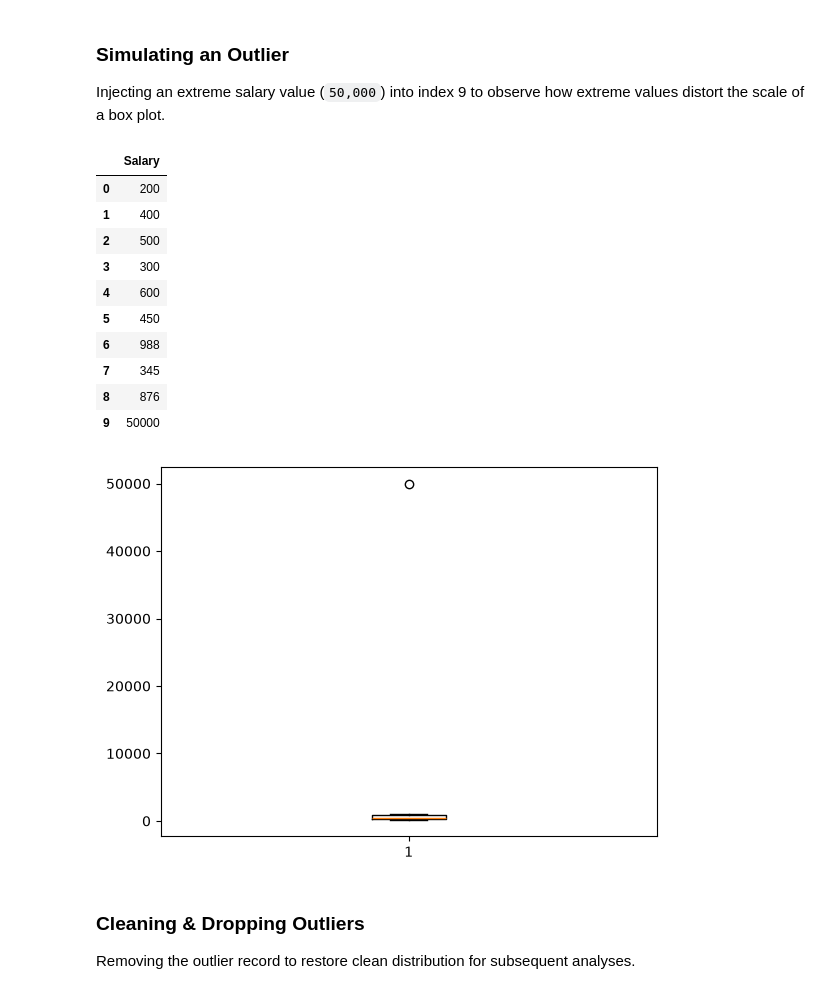
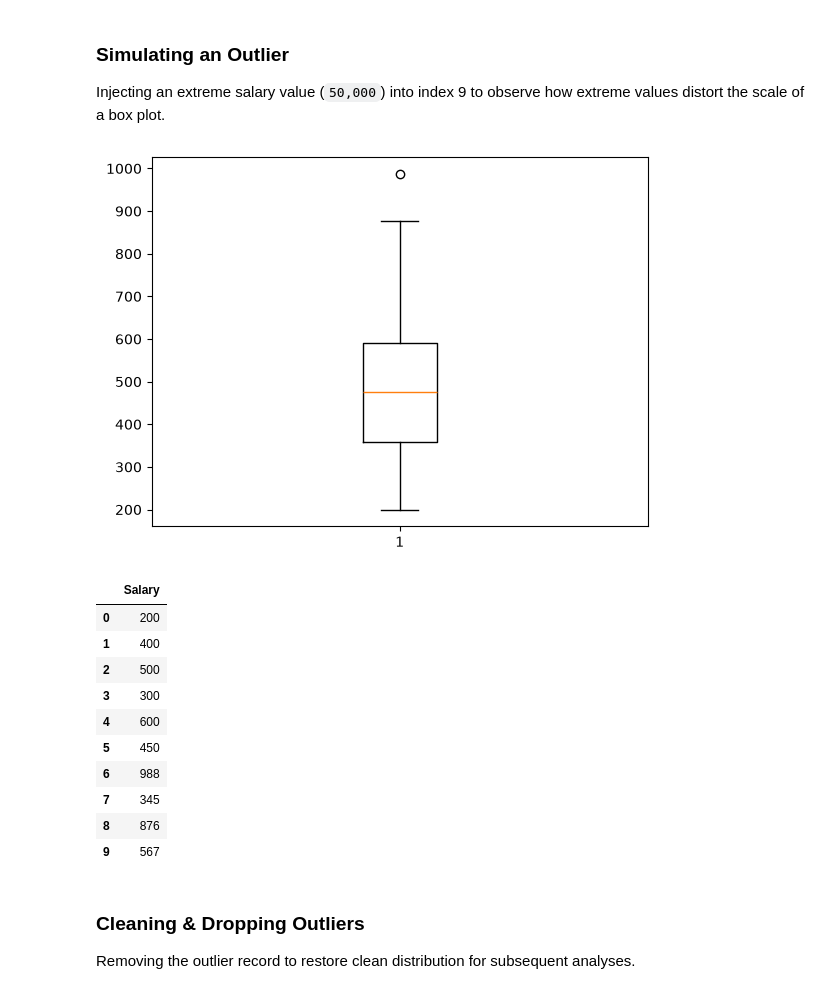
Before and after one commit to bonssss/data-analytics-journey, a Jupyter notebook: python_for_analyst/matplotlib.ipynb, the cells around one changed output. Drawn from its saved outputs; the diff is of its cells as text; code cells hidden in the pictures.

```diff
--- a/python_for_analyst/matplotlib.ipynb
+++ b/python_for_analyst/matplotlib.ipynb
@@ -75,11 +75,12 @@ plt.show()
 ### Simulating an Outlier
 Injecting an extreme salary value (`50,000`) into index 9 to observe how extreme values distort the scale of a box plot.
 # %%
-df.loc[9]=50000
+
 plt.boxplot(df['Salary'])
-plt.show()()
+plt.show()
 df
 # %% [output]
+[figure, new version]
 |  | Salary |
 | 0 | 200 |
 | 1 | 400 |
@@ -90,8 +91,7 @@ df
 | 6 | 988 |
 | 7 | 345 |
 | 8 | 876 |
-| 9 | 50000 |
+| 9 | 567 |
-[figure, old version]
 # %% [markdown]
 ### Cleaning & Dropping Outliers
 Removing the outlier record to restore clean distribution for subsequent analyses.
```
Also changed, not shown: parts of 12 cells of this notebook.
